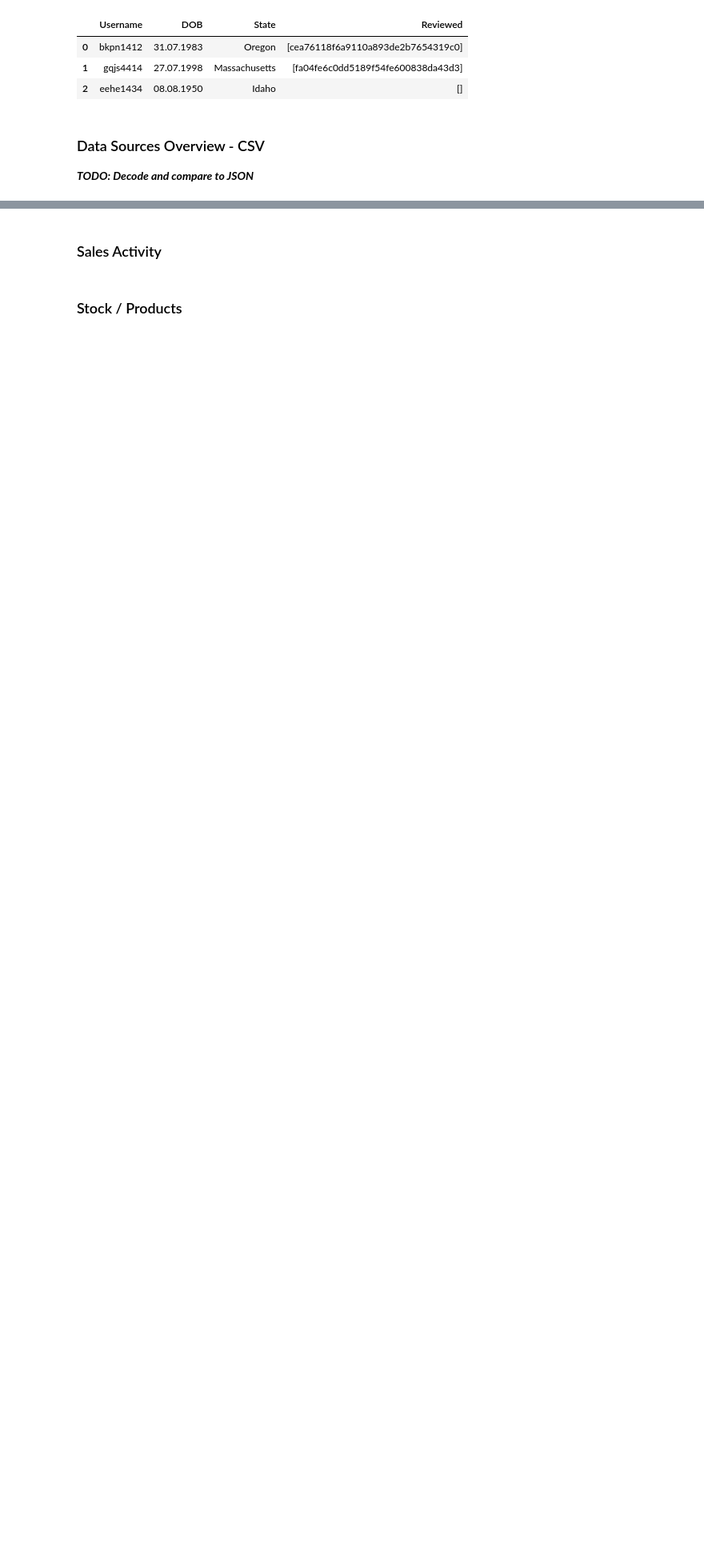
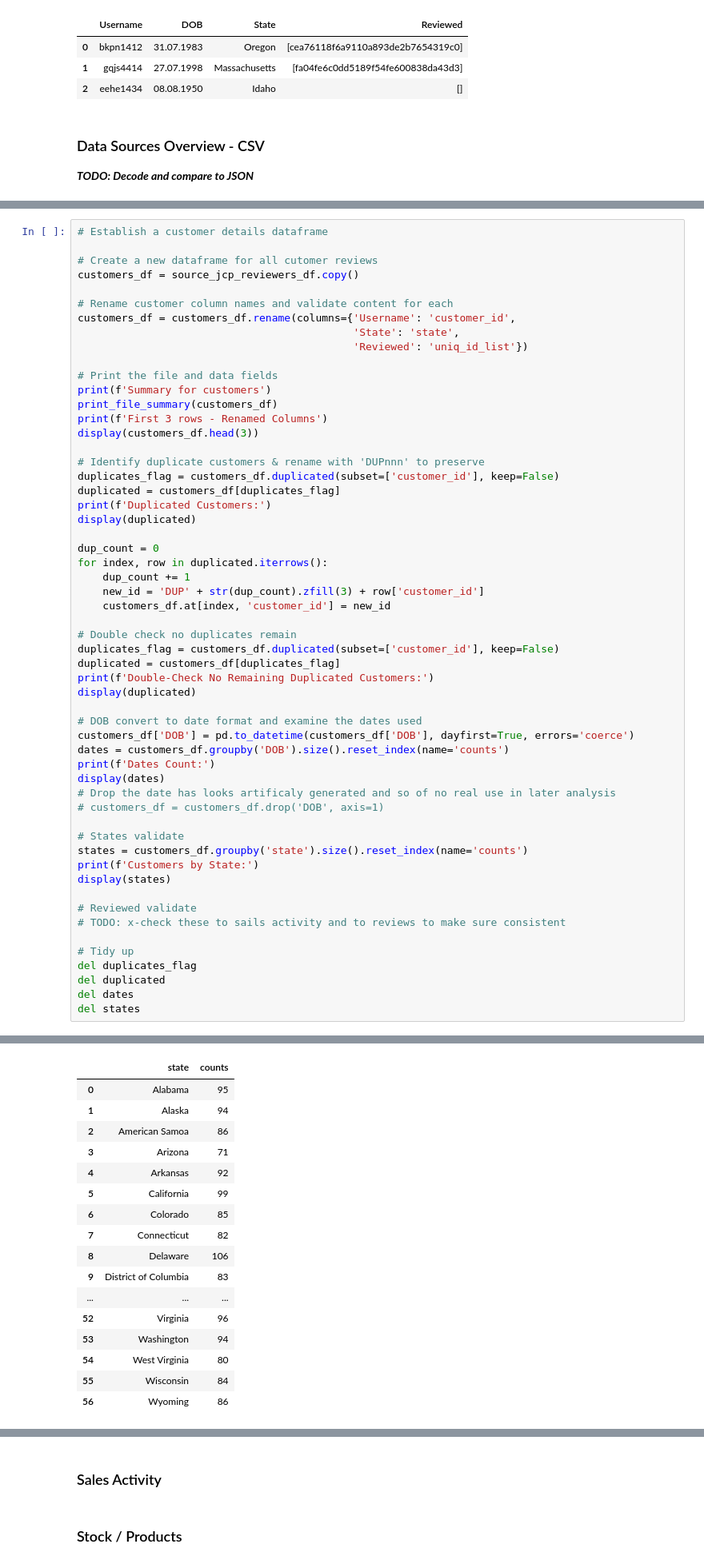
Before and after one commit to StuartG24/Retail_Data_Analysis, a Jupyter notebook: Report_Draft.ipynb, the cells around one changed output, grey strips where cells are left out. Shown: that part at 80% size. Drawn from its saved outputs; the diff is of its cells as text; blank space fills up the shorter version.

```diff
--- a/Report_Draft.ipynb
+++ b/Report_Draft.ipynb
@@ -196,0 +309,57 @@ First 3 Rows
+# %%
+# Establish a customer details dataframe
+
+# Create a new dataframe for all cutomer reviews
+customers_df = source_jcp_reviewers_df.copy()
+
+# Rename customer column names and validate content for each
+customers_df = customers_df.rename(columns={'Username': 'customer_id',
+                                            'State': 'state',
+                                            'Reviewed': 'uniq_id_list'})
+
+# Print the file and data fields
+print(f'Summary for customers')
+print_file_summary(customers_df)
+print(f'First 3 rows - Renamed Columns')
+display(customers_df.head(3))
+
+# Identify duplicate customers & rename with 'DUPnnn' to preserve
+duplicates_flag = customers_df.duplicated(subset=['customer_id'], keep=False)
+duplicated = customers_df[duplicates_flag]
+print(f'Duplicated Customers:')
+display(duplicated)
+
+dup_count = 0
+for index, row in duplicated.iterrows():
+    dup_count += 1
+    new_id = 'DUP' + str(dup_count).zfill(3) + row['customer_id']
+    customers_df.at[index, 'customer_id'] = new_id
+
+# Double check no duplicates remain
+duplicates_flag = customers_df.duplicated(subset=['customer_id'], keep=False)
+duplicated = customers_df[duplicates_flag]
+print(f'Double-Check No Remaining Duplicated Customers:')
+display(duplicated)
+
+# DOB convert to date format and examine the dates used
+customers_df['DOB'] = pd.to_datetime(customers_df['DOB'], dayfirst=True, errors='coerce')
+dates = customers_df.groupby('DOB').size().reset_index(name='counts')
+print(f'Dates Count:')
+display(dates)
+# Drop the date has looks artificaly generated and so of no real use in later analysis
+# customers_df = customers_df.drop('DOB', axis=1)
+
+# States validate
+states = customers_df.groupby('state').size().reset_index(name='counts')
+print(f'Customers by State:')
+display(states)
+
+# Reviewed validate
+# TODO: x-check these to sails activity and to reviews to make sure consistent
+
+# Tidy up
+del duplicates_flag
+del duplicated
+del dates
+del states
+# %% [output]
@@ -197,3 +402,20 @@ First 3 Rows
+|  | state | counts |
+| 0 | Alabama | 95 |
+| 1 | Alaska | 94 |
+| 2 | American Samoa | 86 |
+| 3 | Arizona | 71 |
+| 4 | Arkansas | 92 |
+| 5 | California | 99 |
+| 6 | Colorado | 85 |
+| 7 | Connecticut | 82 |
+| 8 | Delaware | 106 |
+| 9 | District of Columbia | 83 |
+| ... | ... | ... |
+| 52 | Virginia | 96 |
+| 53 | Washington | 94 |
+| 54 | West Virginia | 80 |
+| 55 | Wisconsin | 84 |
+| 56 | Wyoming | 86 |
 # %% [markdown]
 ### Data Structure
 
```
Also changed, not shown: parts of 21 cells of this notebook, 2 other files.
